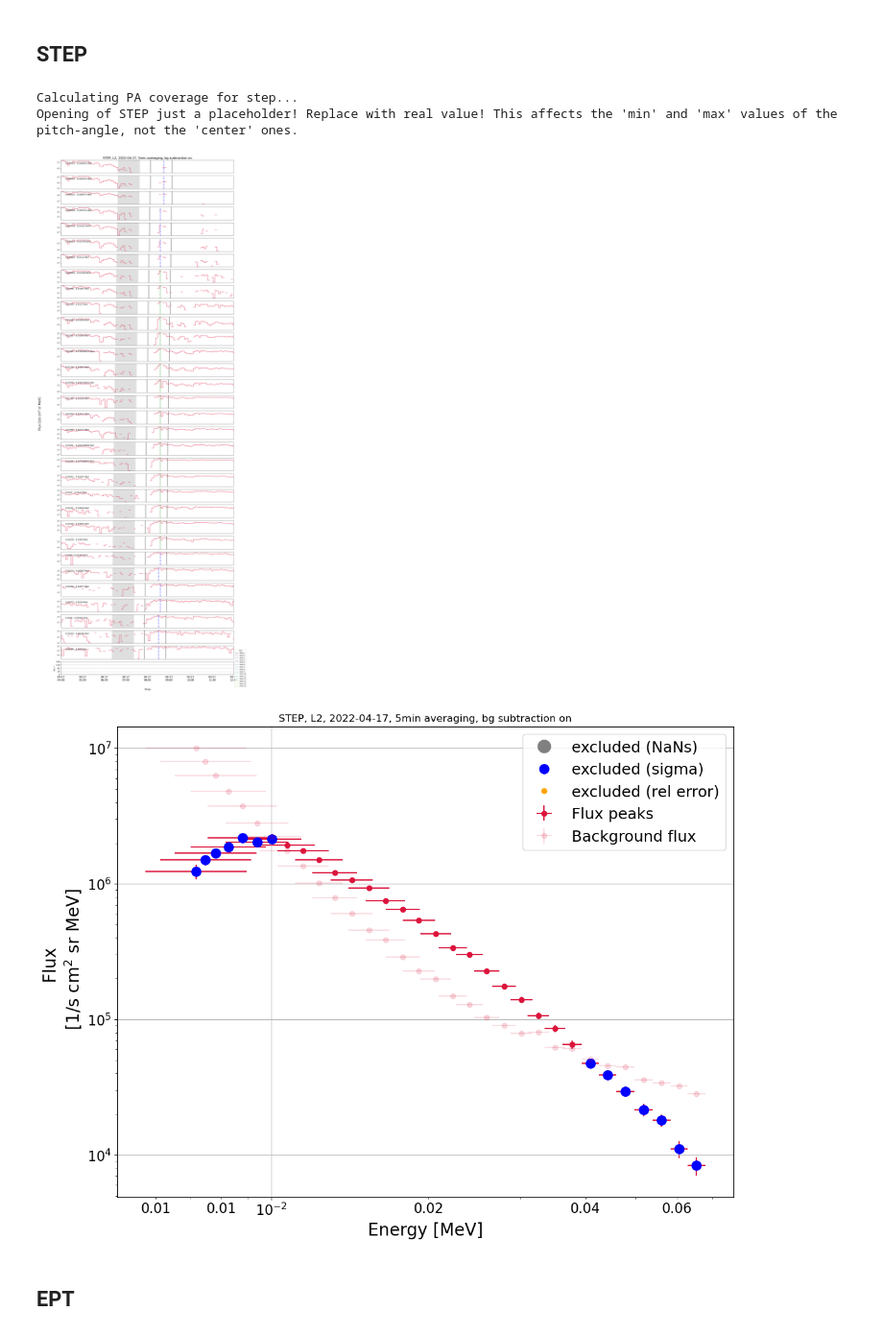
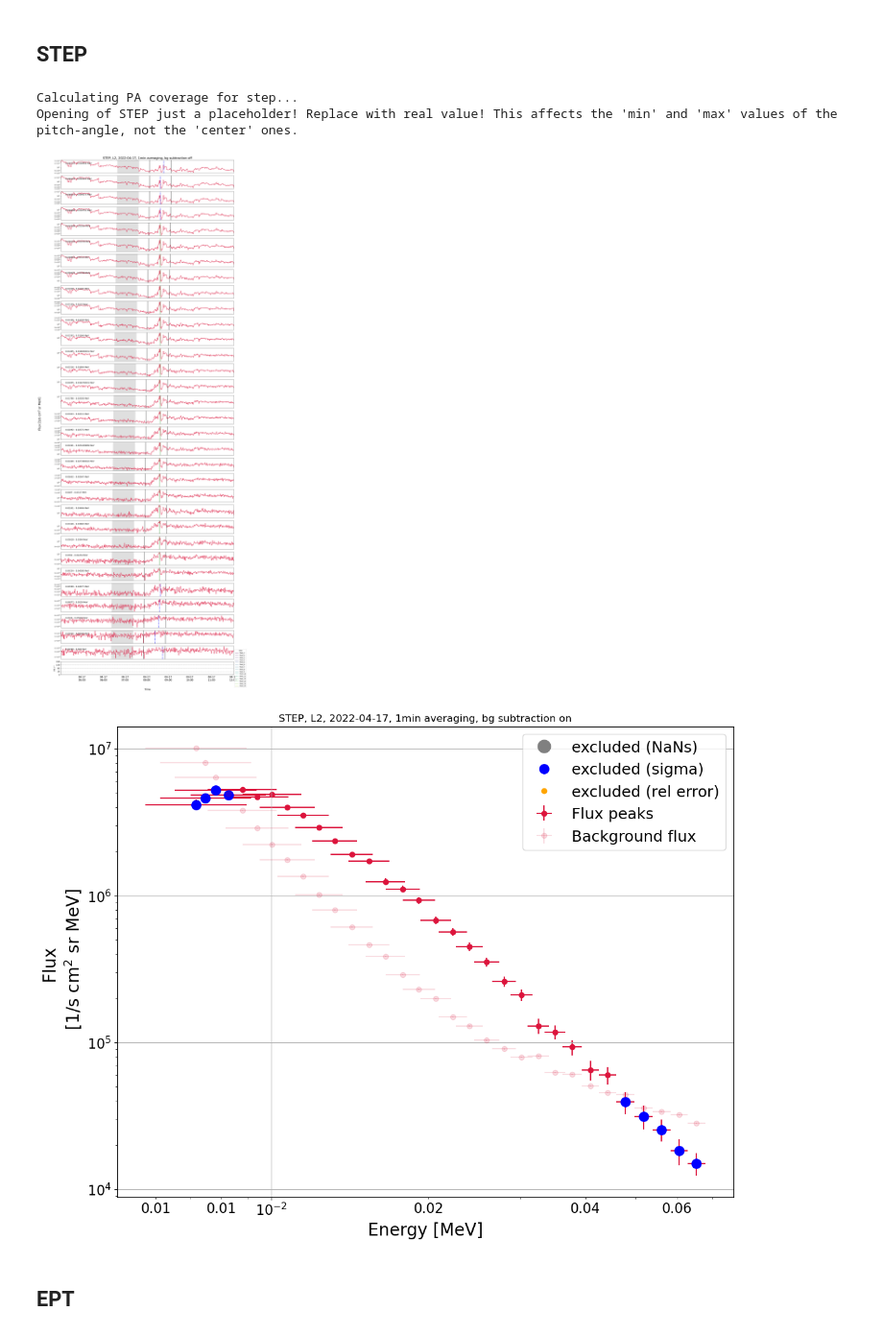
Before and after one commit to AnnamariaFedeli/SolOEPD-Plot-n-Fit-SEE, a Jupyter notebook: Plot-n-Fit-SEE-EnergySpectra.ipynb, the cells around one changed output. Shown at 96% size. Saved outputs shown, nothing was run; the diff lists cells and outputs as text; code cells hidden in the pictures.

```diff
--- a/Plot-n-Fit-SEE-EnergySpectra.ipynb
+++ b/Plot-n-Fit-SEE-EnergySpectra.ipynb
@@ -57,7 +57,7 @@ Choose a viewing direction and time averaging for the data.
 <br> __'best'__ will automatically choose the best out of all the fitting options.
 # %%
 direction = 'sun'
-averaging = 5
+averaging = 1
 
 step = True
 ept = True
@@ -204,26 +207,26 @@ if het:
 # %%
 if step:
     data_step = extract_electron_data(df_particles_step, energies_step, plot_start, plot_end, t_inj,
                                       bgstart = bg_start , bgend = bg_end, bg_distance_from_window = bg_distance_from_window,
                                       bg_period = bg_period, travel_distance = travel_distance,
                                       travel_distance_second_slope = travel_distance_second_slope, fixed_window = fixed_window,
                                       instrument = 'step', data_type = 'l2', averaging_mode='mean', averaging=averaging,
                                       masking=False)
     if plot_pa:
         mag_srf = mag_srf.resample('{}min'.format(averaging)).mean()
         coverage = calc_pa_coverage('step', mag_srf)
 
     if saving: write_to_csv(data_step, path=path_to_folder)
-    bg_b = True
+    bg_b = False
     plot_channels(data_step, bg_subtraction=bg_b, path=path_to_folder, savefig=saving, plot_pa=plot_pa, coverage=coverage, sensor = 'step', sigma = sigma, frac_nan_threshold = frac_nan_threshold, rel_err_threshold = rel_err)
     bg_b = True
     plot_spectrum_peak(data_step, bg_subtraction=bg_b, path=path_to_folder, savefig=saving, sigma = sigma, frac_nan_threshold = frac_nan_threshold, rel_err_threshold= rel_err, direction = direction)
     #plot_spectrum_average(data_step, bg_subtraction=bg_b, savefig=saving, path=path_to_folder, sigma=sigma, frac_nan_threshold=frac_nan_threshold, rel_err_threshold=rel_err, direction=direction)
 # %% [output]
 Calculating PA coverage for step...
 Opening of STEP just a placeholder! Replace with real value! This affects the 'min' and 'max' values of the pitch-angle, not the 'center' ones.
-[figure, old version]
+[figure, new version]
-[figure, old version]
+[figure, new version]
 # %% [markdown]
 ## EPT
 # %%
```
Also changed, not shown: parts of 8 cells of this notebook, 2 other files.
